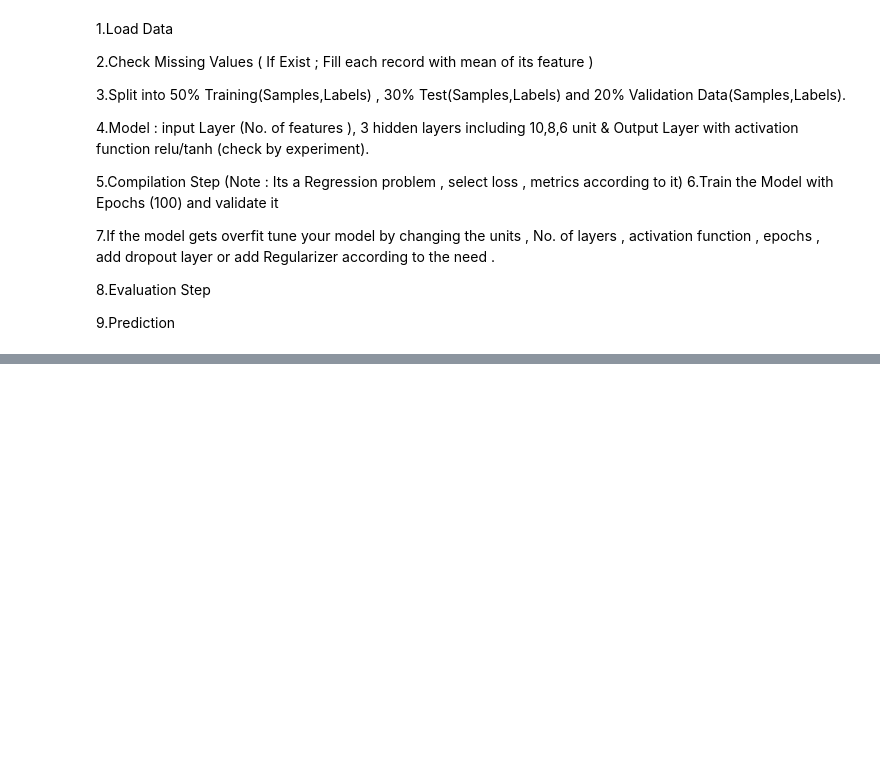
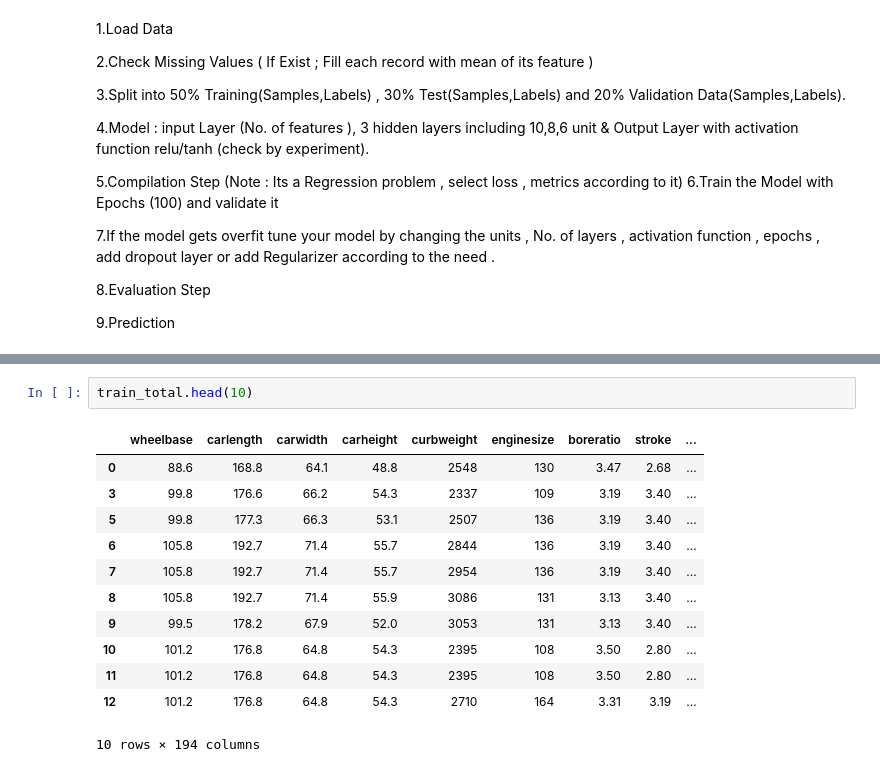
Before and after one commit to mohsin-code/Deep-Learning, a Jupyter notebook: Car Price Prediction assignment.ipynb, the cells around one changed output, grey strips where cells are left out. Drawn from its saved outputs; the diff is of its cells as text; blank space fills up the shorter version.

```diff
--- a/Car Price Prediction assignment.ipynb
+++ b/Car Price Prediction assignment.ipynb
@@ -45,0 +129,15 @@ ModuleNotFoundError: No module named 'tensorflow'
+# %%
+train_total.head(10)
+# %% [output]
+|  | wheelbase | carlength | carwidth | carheight | curbweight | enginesize | boreratio | stroke | ... |
+| 0 | 88.6 | 168.8 | 64.1 | 48.8 | 2548 | 130 | 3.47 | 2.68 | ... |
+| 3 | 99.8 | 176.6 | 66.2 | 54.3 | 2337 | 109 | 3.19 | 3.40 | ... |
+| 5 | 99.8 | 177.3 | 66.3 | 53.1 | 2507 | 136 | 3.19 | 3.40 | ... |
+| 6 | 105.8 | 192.7 | 71.4 | 55.7 | 2844 | 136 | 3.19 | 3.40 | ... |
+| 7 | 105.8 | 192.7 | 71.4 | 55.7 | 2954 | 136 | 3.19 | 3.40 | ... |
+| 8 | 105.8 | 192.7 | 71.4 | 55.9 | 3086 | 131 | 3.13 | 3.40 | ... |
+| 9 | 99.5 | 178.2 | 67.9 | 52.0 | 3053 | 131 | 3.13 | 3.40 | ... |
+| 10 | 101.2 | 176.8 | 64.8 | 54.3 | 2395 | 108 | 3.50 | 2.80 | ... |
+| 11 | 101.2 | 176.8 | 64.8 | 54.3 | 2395 | 108 | 3.50 | 2.80 | ... |
+| 12 | 101.2 | 176.8 | 64.8 | 54.3 | 2710 | 164 | 3.31 | 3.19 | ... |
+10 rows × 194 columns
```
Also changed, not shown: parts of 40 cells of this notebook.
